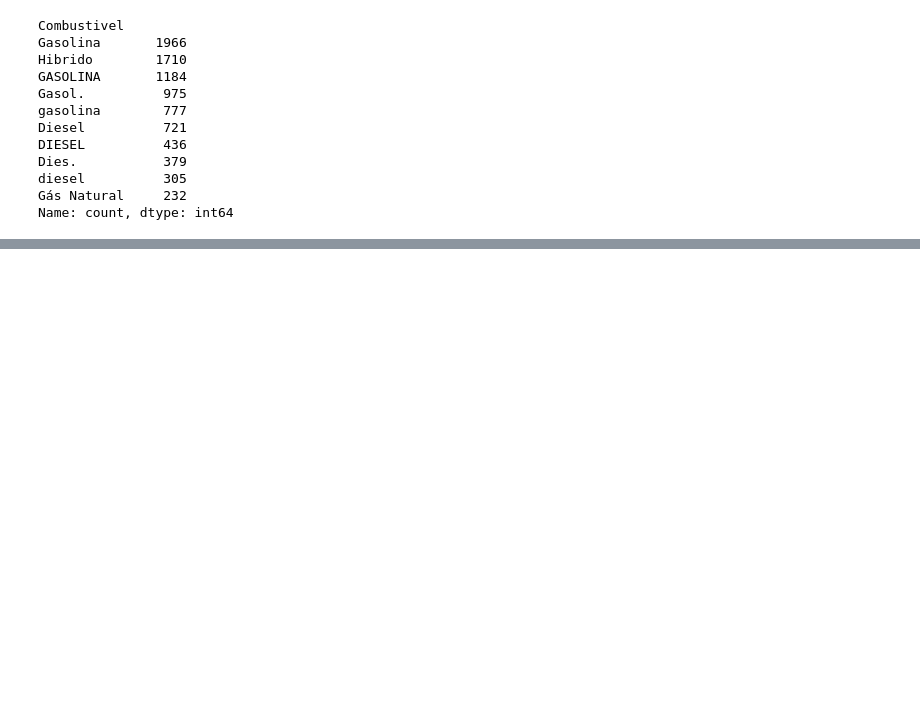
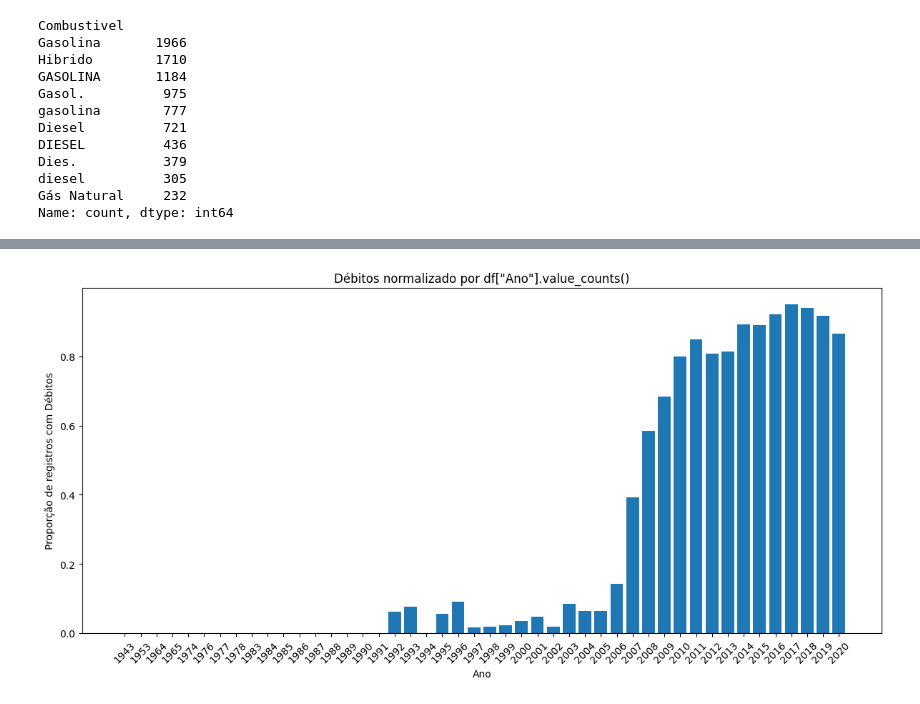
Before and after one commit to adrianop/ESE410035---Introducao-ao-Aprendizado-de-Maquina, a Jupyter notebook: 1 - analise_exploratoria.ipynb, the cells around one changed output, grey strips where cells are left out. Drawn from its saved outputs; the diff is of its cells as text; code cells hidden in the pictures; blank space fills up the shorter version.

```diff
--- a/1 - analise_exploratoria.ipynb
+++ b/1 - analise_exploratoria.ipynb
@@ -88,0 +111,30 @@ Name: count, dtype: int64
+# %%
+df["Débitos"] = pd.to_numeric(
+    df["Débitos"].replace("-", np.nan),
+    errors="coerce"
+)
+# %%
+df["Ano"] = pd.to_numeric(df["Ano"], errors="coerce")
+
+# Total de registros por ano
+total_por_ano = df["Ano"].value_counts().sort_index()
+
+# Quantidade de registros com Débitos válidos por ano
+com_debito_por_ano = df.dropna(subset=["Ano", "Débitos"])["Ano"].value_counts().sort_index()
+
+# Normalização pela contagem total de registros do ano
+normalizado = (com_debito_por_ano / total_por_ano).fillna(0).sort_index()
+
+graf = normalizado.reset_index()
+graf.columns = ["Ano", "Proporcao_com_Debito"]
+
+plt.figure(figsize=(12, 6))
+plt.bar(graf["Ano"].astype(int).astype(str), graf["Proporcao_com_Debito"])
+plt.xlabel("Ano")
+plt.ylabel("Proporção de registros com Débitos")
+plt.title('Débitos normalizado por df["Ano"].value_counts()')
+plt.xticks(rotation=45)
+plt.tight_layout()
+plt.show()
+# %% [output]
+[figure, added]
```
Also changed, not shown: parts of 11 cells of this notebook.
